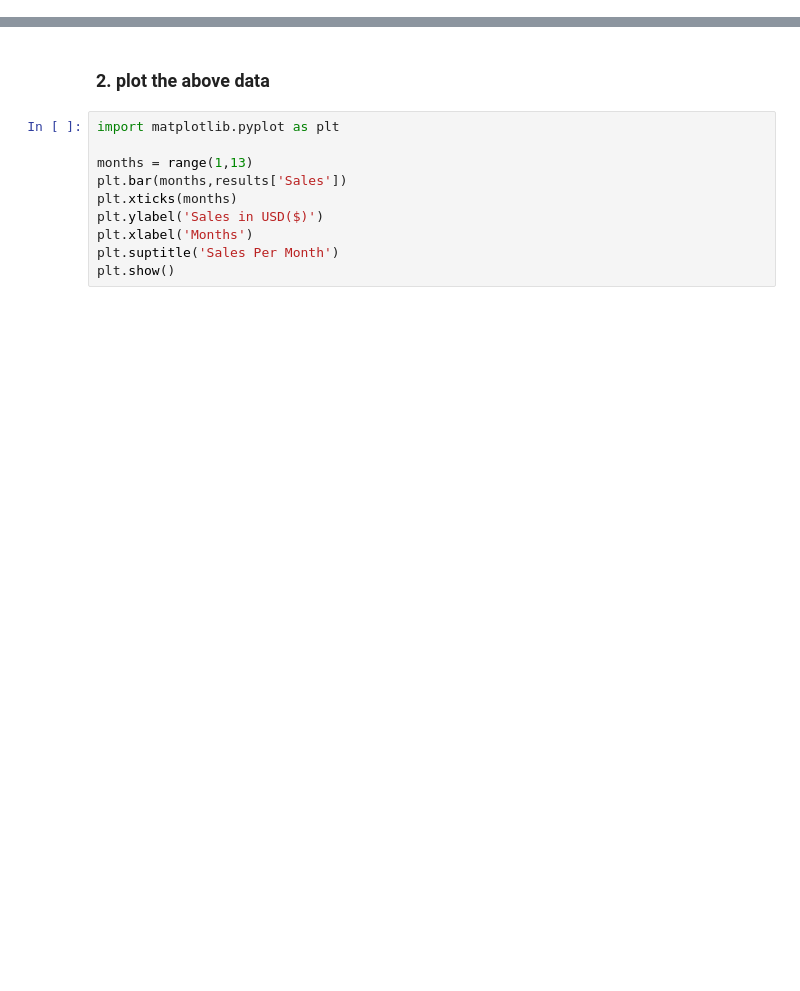
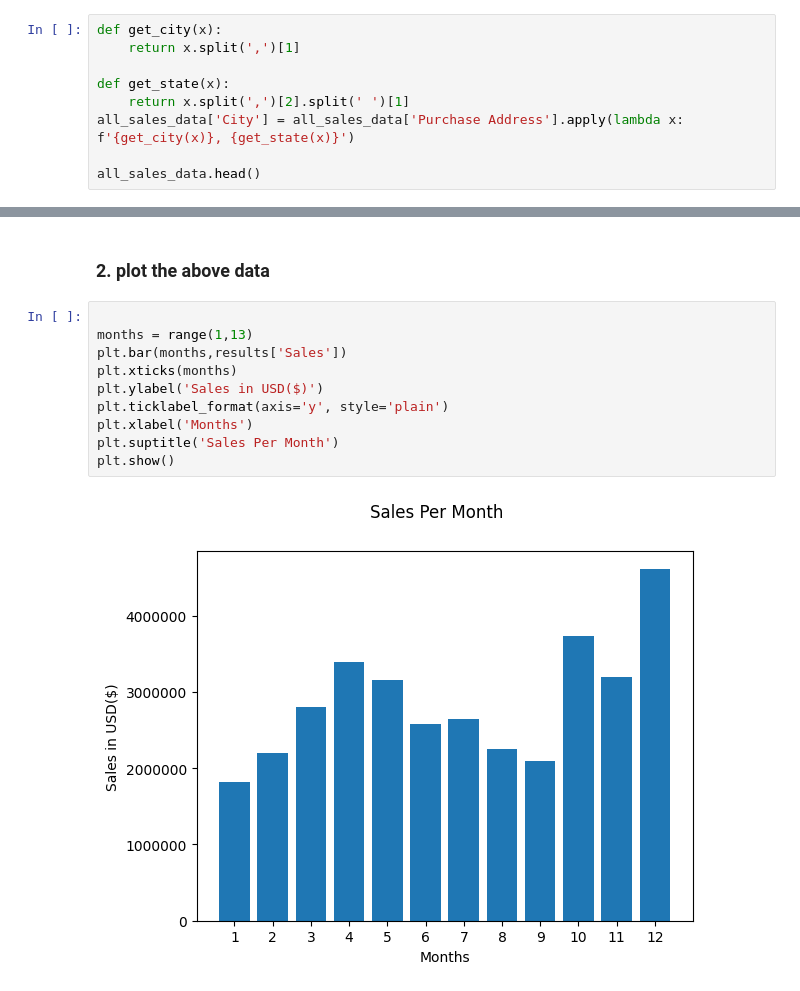
Before and after one commit to SimonOkello/Data-Analysis, a Jupyter notebook: Sales Data Analysis.ipynb, the cells around one changed output, grey strips where cells are left out. Drawn from its saved outputs; the diff is of its cells as text; blank space fills up the shorter version.

Commit message:
sales per city

```diff
--- a/Sales Data Analysis.ipynb
+++ b/Sales Data Analysis.ipynb
@@ -65,0 +139,9 @@ all_sales_data.head()
+# %%
+def get_city(x):
+    return x.split(',')[1]
+
+def get_state(x):
+    return x.split(',')[2].split(' ')[1]
+all_sales_data['City'] = all_sales_data['Purchase Address'].apply(lambda x: f'{get_city(x)}, {get_state(x)}')
+
+all_sales_data.head()
@@ -73,12 +177,14 @@ results
 # %% [markdown]
 ### 2. plot the above data
 # %%
-import matplotlib.pyplot as plt
 
 months = range(1,13)
 plt.bar(months,results['Sales'])
 plt.xticks(months)
 plt.ylabel('Sales in USD($)')
+plt.ticklabel_format(axis='y', style='plain')
 plt.xlabel('Months')
 plt.suptitle('Sales Per Month')
 plt.show()
+# %% [output]
+[figure, added]
```
Also changed, not shown: parts of 17 cells of this notebook, 1 other file.
